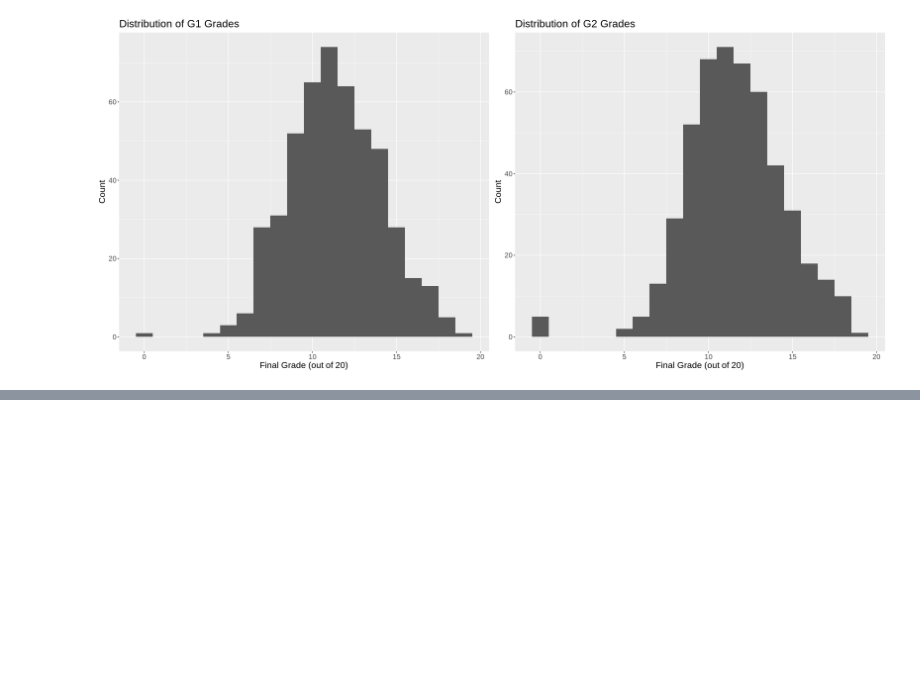
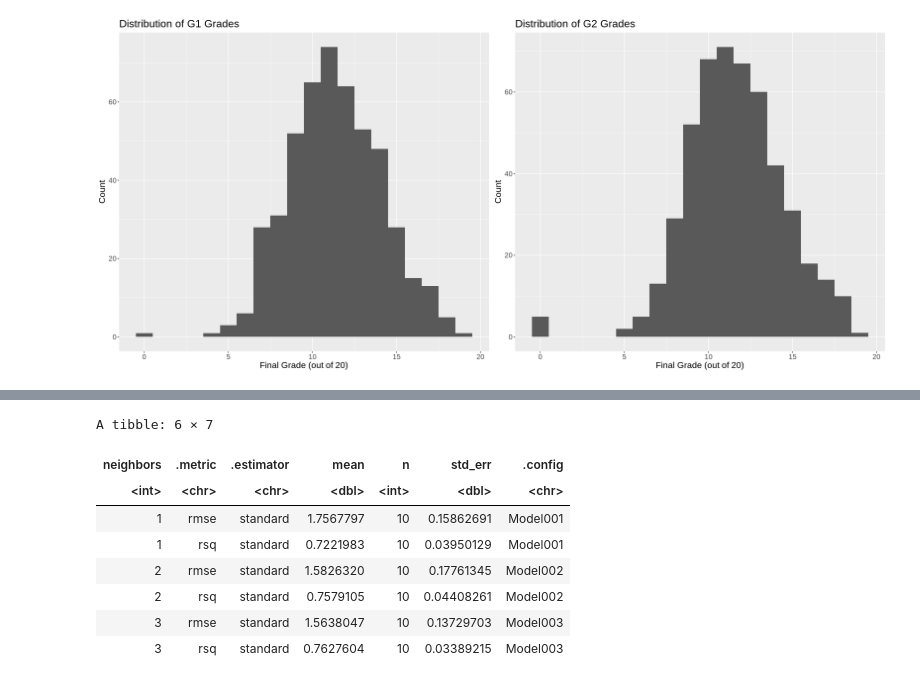
Before and after one commit to enignans/Group-3-Student-Performance-Data-Set, a Jupyter notebook: student-performance-dataset.ipynb, the cells around one changed output, grey strips where cells are left out. Saved outputs shown, nothing was run; the diff lists cells and outputs as text; code cells hidden in the pictures; blank space fills up the shorter version.

```diff
--- a/student-performance-dataset.ipynb
+++ b/student-performance-dataset.ipynb
@@ -104,0 +151,6 @@ predictor_distribution
+# %%
+student_vfold <- vfold_cv(student_training, v = 10, strata = G3)
+student_workflow <- workflow() %>%
+add_recipe(student_recipe) %>%
+add_model(student_spec)
+student_workflow
@@ -104,0 +176,16 @@ predictor_distribution
+# %%
+gridvals <- tibble(neighbors = seq(from = 1, to = 200))
+student_results <- student_workflow %>%
+tune_grid(resamples = student_vfold, grid = gridvals) %>%
+collect_metrics()
+head(student_results)
+# %% [output]
+A tibble: 6 × 7
+| neighbors | .metric | .estimator | mean | n | std_err | .config |
+| <int> | <chr> | <chr> | <dbl> | <int> | <dbl> | <chr> |
+| 1 | rmse | standard | 1.7567797 | 10 | 0.15862691 | Model001 |
+| 1 | rsq | standard | 0.7221983 | 10 | 0.03950129 | Model001 |
+| 2 | rmse | standard | 1.5826320 | 10 | 0.17761345 | Model002 |
+| 2 | rsq | standard | 0.7579105 | 10 | 0.04408261 | Model002 |
+| 3 | rmse | standard | 1.5638047 | 10 | 0.13729703 | Model003 |
+| 3 | rsq | standard | 0.7627604 | 10 | 0.03389215 | Model003 |
```
Also changed, not shown: parts of 10 cells of this notebook.
